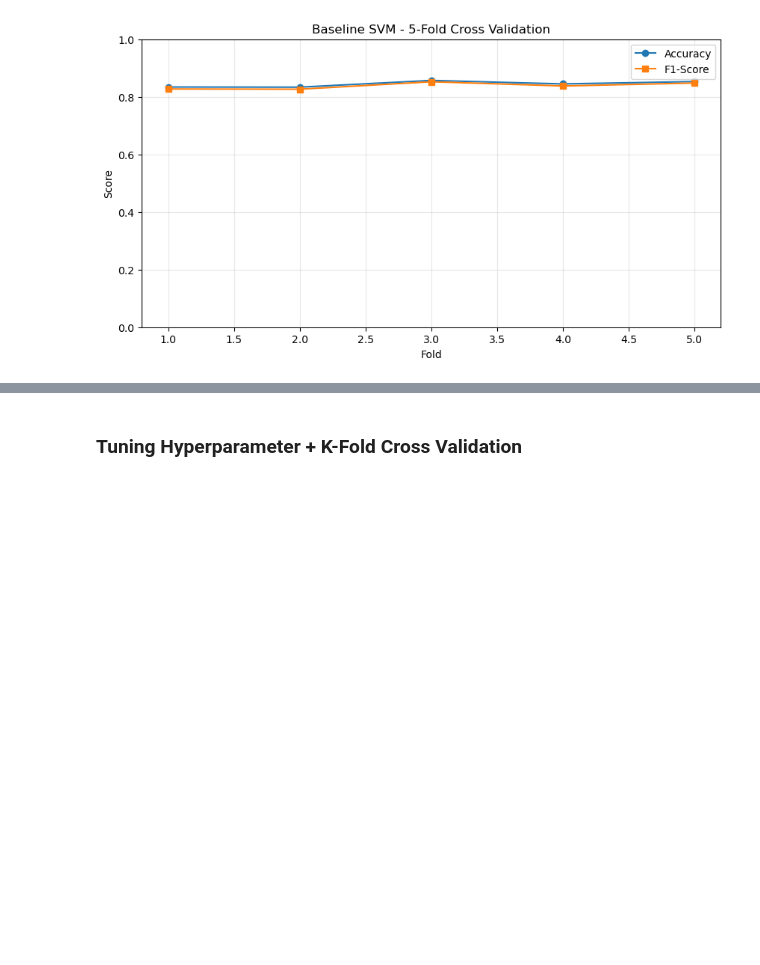
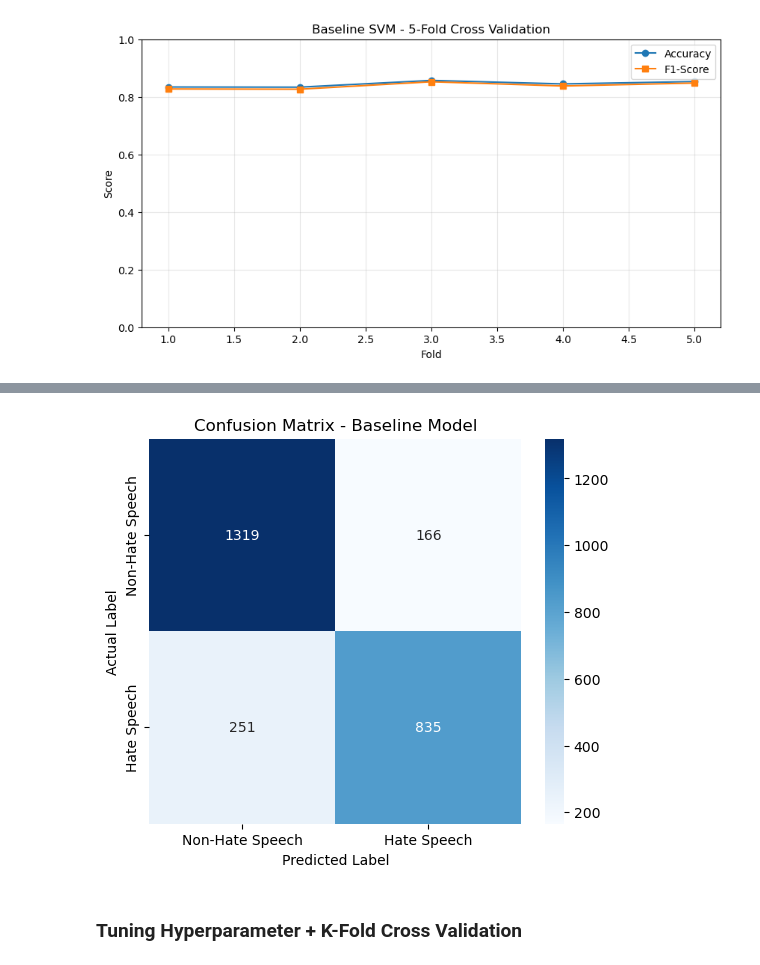
Before and after one commit to rahelitapasaribu/fp-textmining, a Jupyter notebook: notebook/svm.ipynb, the cells around one changed output, grey strips where cells are left out. Saved outputs shown, nothing was run; the diff lists cells and outputs as text; code cells hidden in the pictures; blank space fills up the shorter version.

```diff
--- a/notebook/svm.ipynb
+++ b/notebook/svm.ipynb
@@ -360,3 +360,19 @@ plt.grid(True, alpha=0.3)
 plt.show()
 # %% [output]
 [figure]
+# %%
+# Prediksi data testing
+y_test_pred = baseline_model.predict(X_test)
+
+# Menghitung metrik evaluasi
+baseline_test_accuracy = accuracy_score(y_test, y_test_pred)
+baseline_test_precision = precision_score(y_test, y_test_pred, average="macro")
+baseline_test_recall = recall_score(y_test, y_test_pred, average="macro")
+baseline_test_f1 = f1_score(y_test, y_test_pred, average="macro")
+
+# Menampilkan hasil
+print("=== HASIL TESTING MODEL BASELINE ===")
+print(f"Accuracy  : {baseline_test_accuracy * 100:.4f}%")
+print(f"Precision : {baseline_test_precision * 100:.4f}%")
+print(f"Recall    : {baseline_test_recall * 100:.4f}%")
+print(f"F1-Score  : {baseline_test_f1 * 100:.4f}%")
@@ -363,3 +403,23 @@ plt.show()
+# %%
+cm = confusion_matrix(y_test, y_test_pred)
+
+plt.figure(figsize=(6, 5))
+
+sns.heatmap(
+    cm,
+    annot=True,
+    fmt="d",
+    cmap="Blues",
+    xticklabels=["Non-Hate Speech", "Hate Speech"],
+    yticklabels=["Non-Hate Speech", "Hate Speech"]
+)
+
+plt.xlabel("Predicted Label")
+plt.ylabel("Actual Label")
+plt.title("Confusion Matrix - Baseline Model")
+plt.show()
+# %% [output]
+[figure, added]
 # %% [markdown]
 ### Tuning Hyperparameter + K-Fold Cross Validation
 # %%
```
Also changed, not shown: parts of 9 cells of this notebook.
